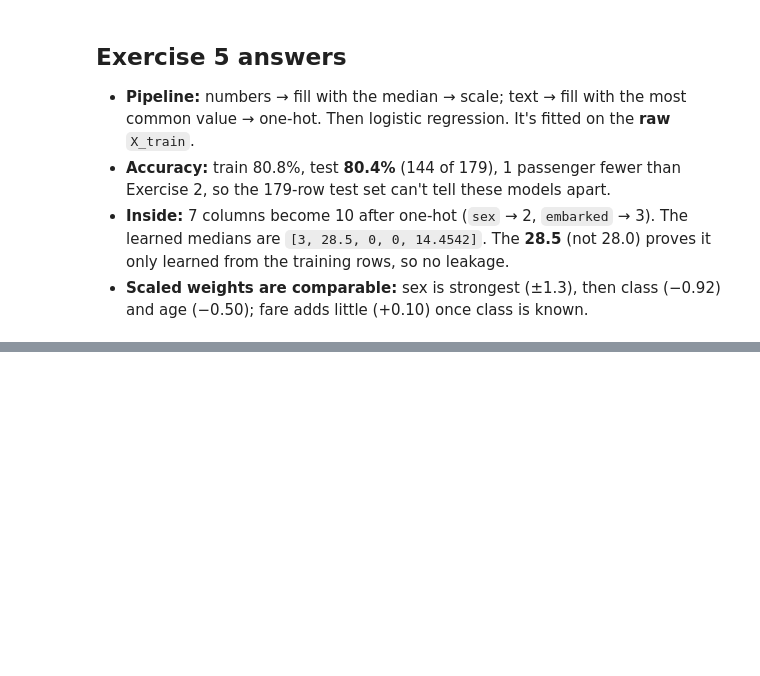
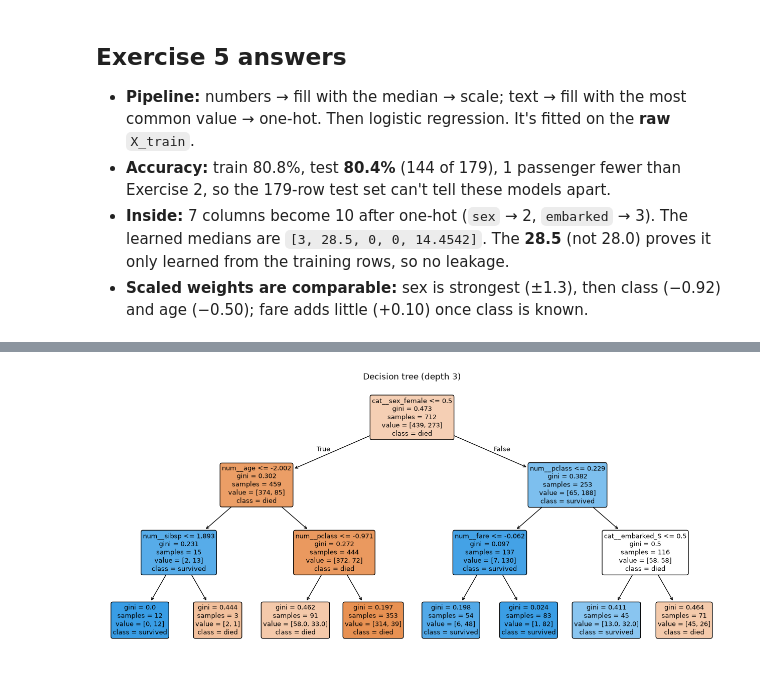
Before and after one commit to adam-c4d/pythonllm-practise, a Jupyter notebook: 03_ml/titanic_model.ipynb, the cells around one changed output, grey strips where cells are left out. Drawn from its saved outputs; the diff is of its cells as text; code cells hidden in the pictures; blank space fills up the shorter version.

Commit message:
Task 5 Ex 6: trees, forests, overfitting

```diff
--- a/03_ml/titanic_model.ipynb
+++ b/03_ml/titanic_model.ipynb
@@ -329,0 +335,12 @@ dtype: float64
+# %%
+# Cell 1: A pipeline factory, then a tree with no limits
+
+def make_model(estimator):
+    """The Exercise 5 cleaning steps, followed by any model."""
+    return Pipeline([("prep", clone(preprocess)), ("model", estimator)])
+
+
+tree = make_model(DecisionTreeClassifier(random_state=42))
+tree.fit(X_train, y_train)
+print(f"Train accuracy: {tree.score(X_train, y_train):.1%}")
+print(f"Test accuracy:  {tree.score(X_test, y_test):.1%}")
@@ -329,0 +350,11 @@ dtype: float64
+# %%
+# Cell 2: Limit the depth
+
+rows = []
+for depth in [2, 3, 4, 5, 6, 8]:
+    m = make_model(DecisionTreeClassifier(max_depth=depth, random_state=42))
+    m.fit(X_train, y_train)
+    rows.append({"max_depth": depth,
+                 "train": m.score(X_train, y_train),
+                 "test": m.score(X_test, y_test)})
+display(pd.DataFrame(rows).round(3))
@@ -329,0 +369,17 @@ dtype: float64
+# %%
+# Cell 3: Look at a small tree
+
+small_tree = make_model(DecisionTreeClassifier(max_depth=3, random_state=42))
+small_tree.fit(X_train, y_train)
+plt.figure(figsize=(16, 7))
+plot_tree(
+    small_tree.named_steps["model"],
+    feature_names=small_tree.named_steps["prep"].get_feature_names_out(),
+    class_names=["died", "survived"],
+    filled=True, rounded=True, fontsize=9,
+)
+plt.title("Decision tree (depth 3)")
+plt.savefig(output_dir / "decision_tree.png", bbox_inches="tight")
+plt.show()
+# %% [output]
+[figure, added]
```
Also changed, not shown: parts of 6 cells of this notebook, 3 other files.
